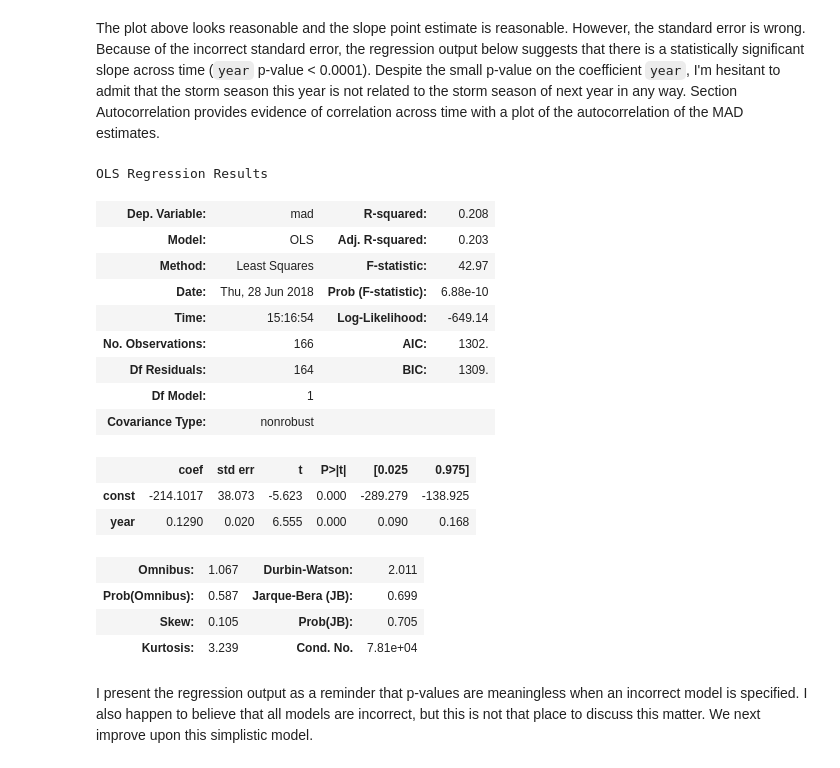
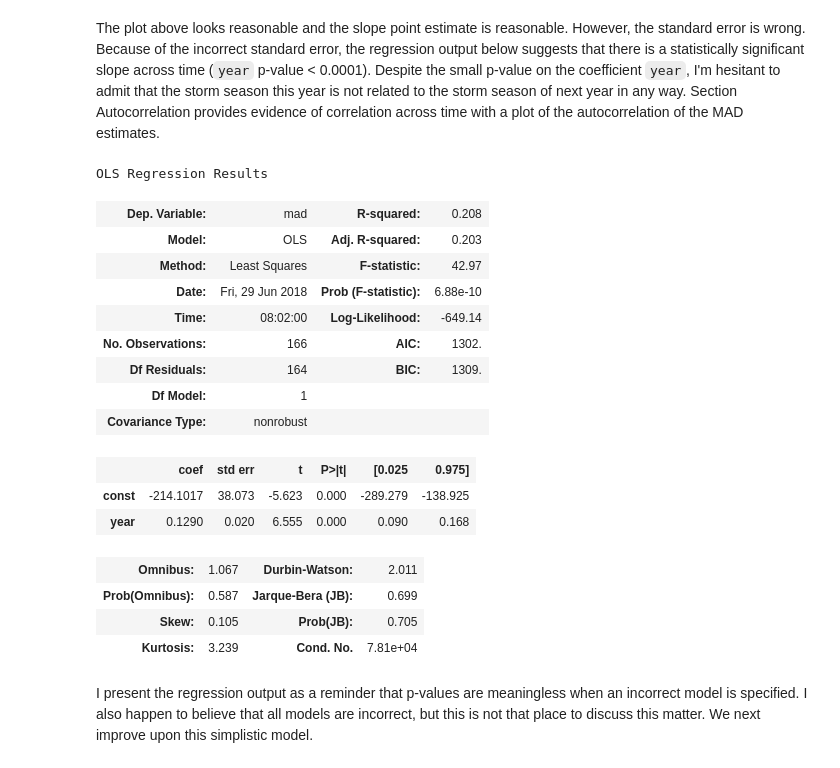
Before and after one commit to roualdes/stormevents, a Jupyter notebook: stormevents.ipynb, the cells around one changed output. Saved outputs shown, nothing was run; the diff lists cells and outputs as text; code cells hidden in the pictures.

```diff
--- a/stormevents.ipynb
+++ b/stormevents.ipynb
@@ -200,25 +201,25 @@ plt.tight_layout()
 # %% [markdown]
 The plot above looks reasonable and the slope point estimate is reasonable.  However, the standard error is wrong.  Because of the incorrect standard error, the regression output below suggests that there is a statistically significant slope across time (`year` p-value < 0.0001).  Despite the small p-value on the coefficient `year`, I'm hesitant to admit that the storm season this year is not related to the storm season of next year in any way.  Section Autocorrelation provides evidence of correlation across time with a plot of the autocorrelation of the MAD estimates.
-# %%
-display(HTML(reg.summary().as_html()))
-# %% [output]
-OLS Regression Results
-| Dep. Variable: | mad | R-squared: | 0.208 |
-| Model: | OLS | Adj. R-squared: | 0.203 |
-| Method: | Least Squares | F-statistic: | 42.97 |
-| Date: | Thu, 28 Jun 2018 | Prob (F-statistic): | 6.88e-10 |
-| Time: | 15:16:54 | Log-Likelihood: | -649.14 |
-| No. Observations: | 166 | AIC: | 1302. |
-| Df Residuals: | 164 | BIC: | 1309. |
-| Df Model: | 1 |  |  |
-| Covariance Type: | nonrobust |  |  |
-|  | coef | std err | t | P>|t| | [0.025 | 0.975] |
-| const | -214.1017 | 38.073 | -5.623 | 0.000 | -289.279 | -138.925 |
-| year | 0.1290 | 0.020 | 6.555 | 0.000 | 0.090 | 0.168 |
-| Omnibus: | 1.067 | Durbin-Watson: | 2.011 |
-| Prob(Omnibus): | 0.587 | Jarque-Bera (JB): | 0.699 |
-| Skew: | 0.105 | Prob(JB): | 0.705 |
-| Kurtosis: | 3.239 | Cond. No. | 7.81e+04 |
+# %%
+reg.summary()
+# %% [output]
+OLS Regression Results
+| Dep. Variable: | mad | R-squared: | 0.208 |
+| Model: | OLS | Adj. R-squared: | 0.203 |
+| Method: | Least Squares | F-statistic: | 42.97 |
+| Date: | Fri, 29 Jun 2018 | Prob (F-statistic): | 6.88e-10 |
+| Time: | 08:02:00 | Log-Likelihood: | -649.14 |
+| No. Observations: | 166 | AIC: | 1302. |
+| Df Residuals: | 164 | BIC: | 1309. |
+| Df Model: | 1 |  |  |
+| Covariance Type: | nonrobust |  |  |
+|  | coef | std err | t | P>|t| | [0.025 | 0.975] |
+| const | -214.1017 | 38.073 | -5.623 | 0.000 | -289.279 | -138.925 |
+| year | 0.1290 | 0.020 | 6.555 | 0.000 | 0.090 | 0.168 |
+| Omnibus: | 1.067 | Durbin-Watson: | 2.011 |
+| Prob(Omnibus): | 0.587 | Jarque-Bera (JB): | 0.699 |
+| Skew: | 0.105 | Prob(JB): | 0.705 |
+| Kurtosis: | 3.239 | Cond. No. | 7.81e+04 |
 # %% [markdown]
 I present the regression output as a reminder that p-values are meaningless when an incorrect model is specified.  I also happen to believe that all models are incorrect, but this is not that place to discuss this matter.  We next improve upon this simplistic model.
 # %% [markdown]
```
Also changed, not shown: parts of 8 cells of this notebook, 1 other file.
